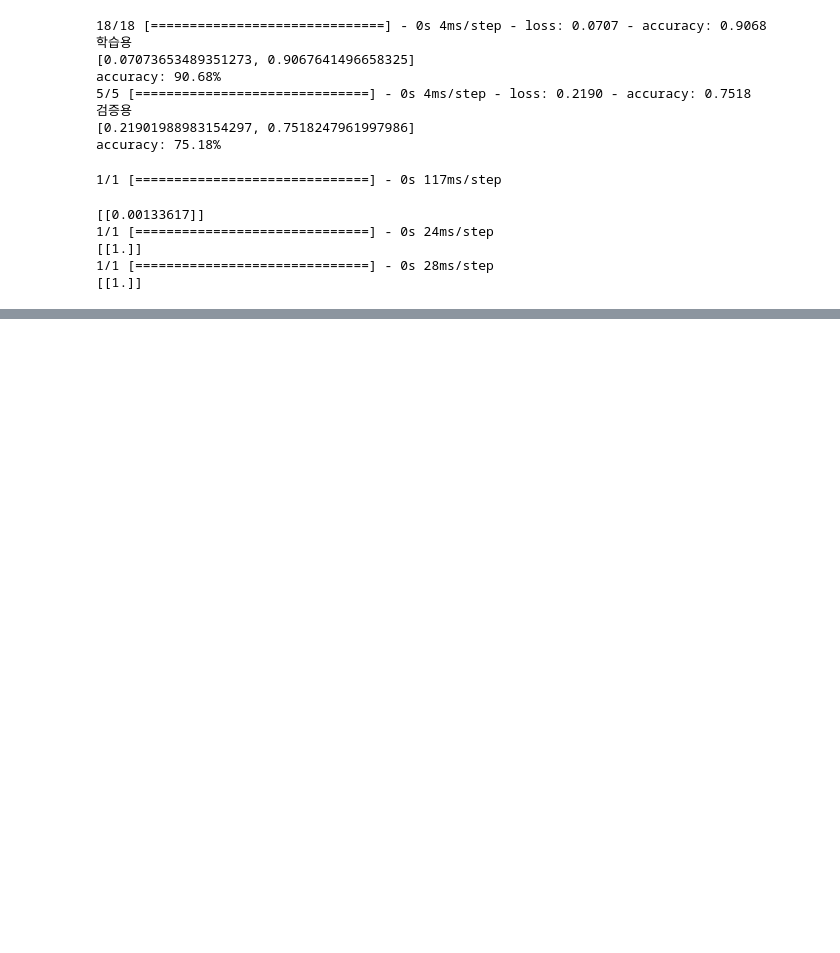
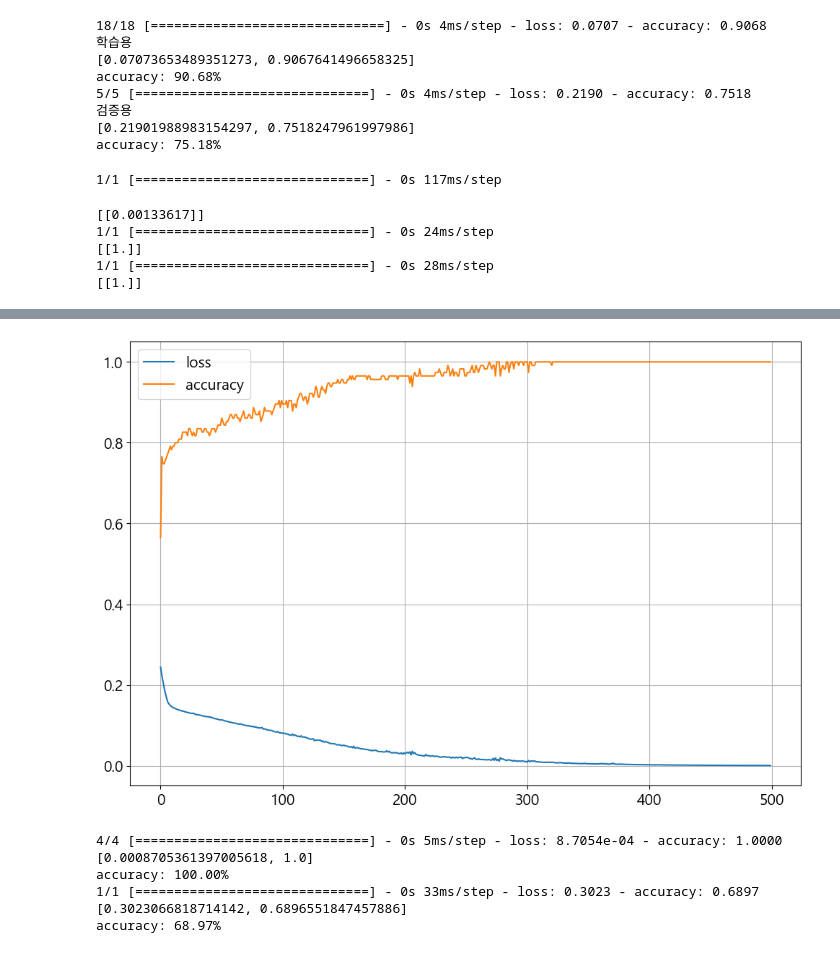
Before and after one commit to hyewon961117/hw_study2, a Jupyter notebook: two/002_인공신경망_tensorflow.ipynb, the cells around one changed output, grey strips where cells are left out. Cells and saved outputs as stored; diff of their text form; code cells hidden in the pictures; blank space fills up the shorter version.

```diff
--- a/two/002_인공신경망_tensorflow.ipynb
+++ b/two/002_인공신경망_tensorflow.ipynb
@@ -1094,0 +1187,4 @@ model.save('./data/titanic/titanic.h5')
+# %%
+from sklearn.model_selection import train_test_split
+#데이터셋 구분
+X_train, X_test, y_train, y_test = train_test_split(X, y, stratify=y,test_size=0.2, random_state=7)
@@ -1094,0 +1230,15 @@ model.save('./data/titanic/titanic.h5')
+# %%
+from sklearn.preprocessing import StandardScaler
+
+scaler=StandardScaler() #평균 0, 표준편차 1로 만드는 스케일러
+scaler.fit(X_train) # 패턴을 분석
+
+X_train_scaled=scaler.transform(X_train) # 분석한 패턴에 맞게 변환
+X_test_scaled=scaler.transform(X_test) # 분석한 패턴에 맞게 변환
+# %%
+from datetime import datetime
+import tensorflow as tf
+
+# 학습 히스토리를 저장한 파일
+logdir="c:/logs/" + datetime.now().strftime("%Y%m%d-%H%M%S")
+logdir
@@ -1094,0 +1247,6 @@ model.save('./data/titanic/titanic.h5')
+# %%
+# pip install tensorboard
+tensorboard_callback = tf.keras.callbacks.TensorBoard(log_dir=logdir)
+
+# 5. 모델 학습
+hist = model.fit(X_train_scaled, y_train, epochs=500,callbacks=[tensorboard_callback])
@@ -1094,0 +1274,26 @@ model.save('./data/titanic/titanic.h5')
+# %%
+# 6. 모델 학습 과정 표시
+plt.figure(figsize=(12,8))
+plt.plot(hist.history['loss']) #학습용 데이터셋의 손실률
+plt.plot(hist.history['accuracy']) #학습용 데이터셋의 정확도
+plt.legend(['loss','accuracy'])
+plt.grid()
+plt.show()
+# %% [output]
+[figure, added]
+# %%
+# 7. 모델 평가
+scores = model.evaluate(X_train_scaled, y_train)
+print(scores)
+print("%s: %.2f%%" %(model.metrics_names[1], scores[1]*100)) #학습용
+
+scores = model.evaluate(X_test_scaled, y_test)
+print(scores)
+print("%s: %.2f%%" %(model.metrics_names[1], scores[1]*100)) #검증용
+# %% [output]
+4/4 [==============================] - 0s 5ms/step - loss: 8.7054e-04 - accuracy: 1.0000
+[0.0008705361397005618, 1.0]
+accuracy: 100.00%
+1/1 [==============================] - 0s 33ms/step - loss: 0.3023 - accuracy: 0.6897
+[0.3023066818714142, 0.6896551847457886]
+accuracy: 68.97%
```
Also changed, not shown: parts of 47 cells of this notebook, 22 other files.
